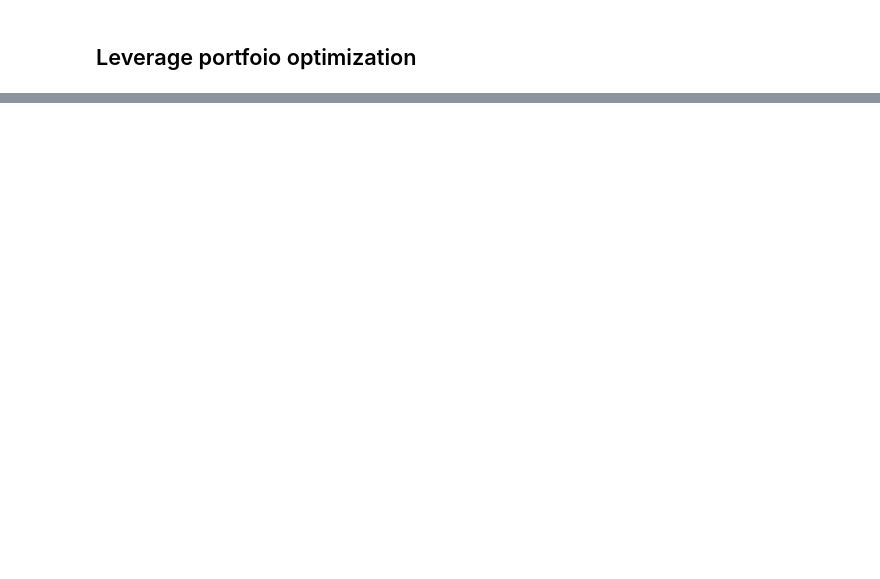
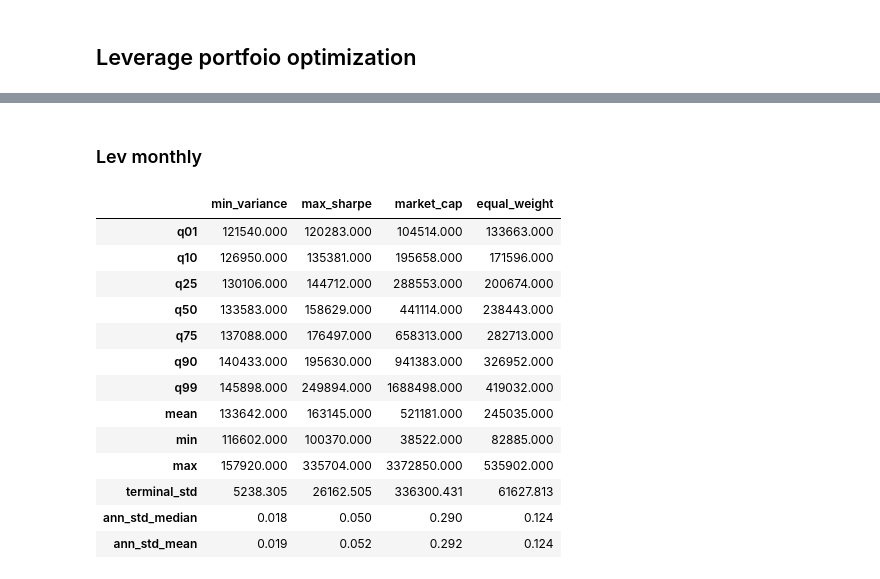
Before and after one commit to giacomomaggiore/leverage-ib-api, a Jupyter notebook: main.ipynb, the cells around one changed output, grey strips where cells are left out. Saved outputs shown, nothing was run; the diff lists cells and outputs as text; code cells hidden in the pictures; blank space fills up the shorter version.

```diff
--- a/main.ipynb
+++ b/main.ipynb
@@ -271,0 +361,40 @@ print(f"Execution time: {execution_time}")
+# %% [markdown]
+### Lev monthly
+# %%
+leveraged_monthly = pd.read_parquet("output/mc_leverage_values_monthly.parquet", engine="pyarrow")
+
+sims_mv_lev_monthly = leveraged_monthly.xs("min_variance", level="strategy", axis=1)
+sims_ms_lev_monthly = leveraged_monthly.xs("max_sharpe", level="strategy", axis=1)
+sims_mc_lev_monthly = leveraged_monthly.xs("market_cap", level="strategy", axis=1)
+sims_ew_lev_monthly = leveraged_monthly.xs("equal_weight", level="strategy", axis=1)
+
+median_paths_lev_monthly = pd.DataFrame({
+    "min_variance": median_simulation_path(sims_mv_lev_monthly),
+    "max_sharpe": median_simulation_path(sims_ms_lev_monthly),
+    "market_cap": median_simulation_path(sims_mc_lev_monthly),
+    "equal_weight": median_simulation_path(sims_ew_lev_monthly),
+})
+
+quantiles_lev_monthly = pd.concat([
+    quantiles_df(sims_mv_lev_monthly),
+    quantiles_df(sims_ms_lev_monthly),
+    quantiles_df(sims_mc_lev_monthly),
+    quantiles_df(sims_ew_lev_monthly)
+], axis=1, keys=["min_variance", "max_sharpe", "market_cap", "equal_weight"])
+
+quantiles_lev_monthly
+# %% [output]
+|  | min_variance | max_sharpe | market_cap | equal_weight |
+| q01 | 121540.000 | 120283.000 | 104514.000 | 133663.000 |
+| q10 | 126950.000 | 135381.000 | 195658.000 | 171596.000 |
+| q25 | 130106.000 | 144712.000 | 288553.000 | 200674.000 |
+| q50 | 133583.000 | 158629.000 | 441114.000 | 238443.000 |
+| q75 | 137088.000 | 176497.000 | 658313.000 | 282713.000 |
+| q90 | 140433.000 | 195630.000 | 941383.000 | 326952.000 |
+| q99 | 145898.000 | 249894.000 | 1688498.000 | 419032.000 |
+| mean | 133642.000 | 163145.000 | 521181.000 | 245035.000 |
+| min | 116602.000 | 100370.000 | 38522.000 | 82885.000 |
+| max | 157920.000 | 335704.000 | 3372850.000 | 535902.000 |
+| terminal_std | 5238.305 | 26162.505 | 336300.431 | 61627.813 |
+| ann_std_median | 0.018 | 0.050 | 0.290 | 0.124 |
+| ann_std_mean | 0.019 | 0.052 | 0.292 | 0.124 |
```
Also changed, not shown: parts of 12 cells of this notebook, 9 other files.
